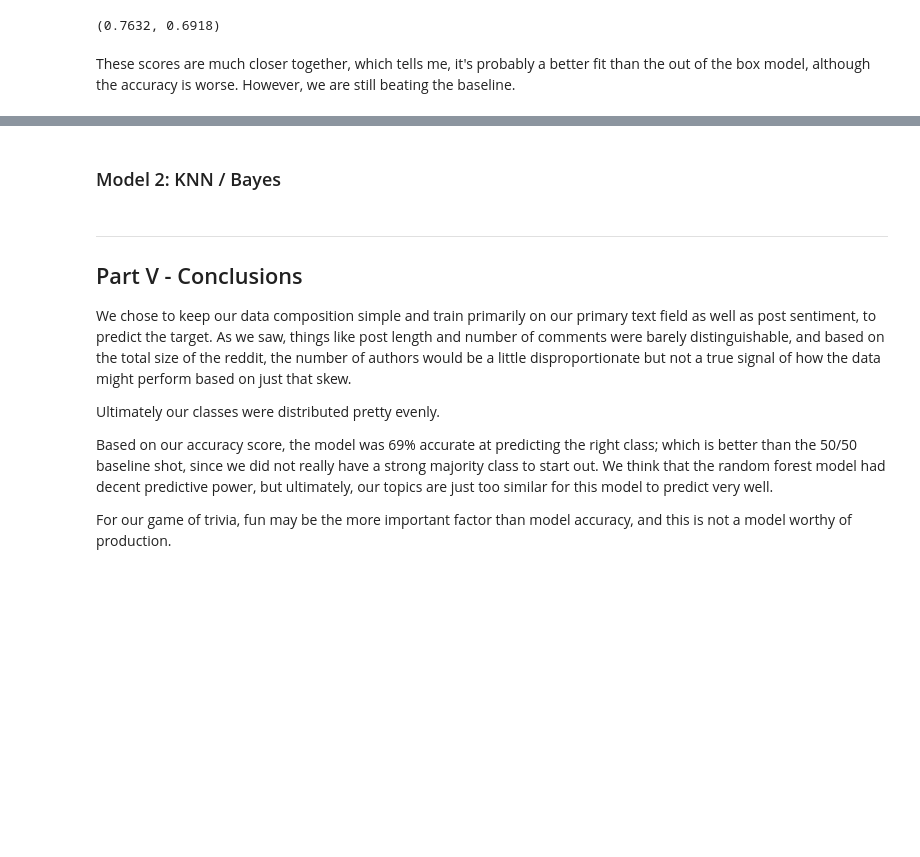
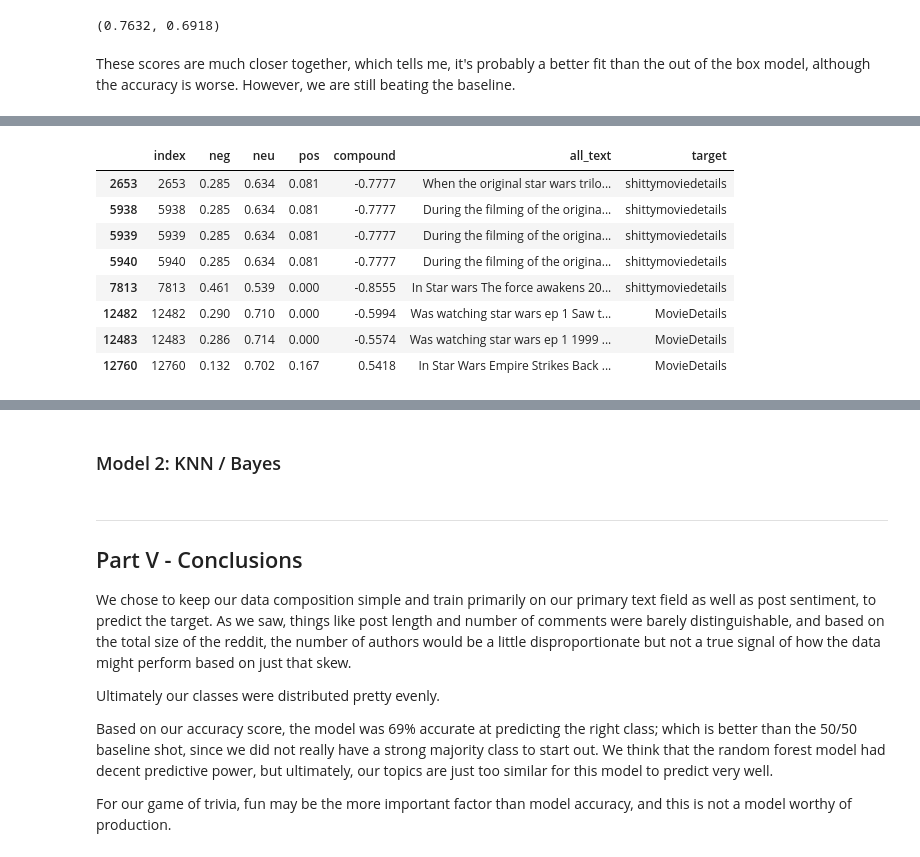
Before and after one commit to cotica/reddit_classifier, a Jupyter notebook: code/Project-3-Scraping-Subreddits-EDA-Modeling.ipynb, the cells around one changed output, grey strips where cells are left out. Saved outputs shown, nothing was run; the diff lists cells and outputs as text; code cells hidden in the pictures; blank space fills up the shorter version.

```diff
--- a/code/Project-3-Scraping-Subreddits-EDA-Modeling.ipynb
+++ b/code/Project-3-Scraping-Subreddits-EDA-Modeling.ipynb
@@ -972,6 +978,20 @@ These scores are much closer together, which tells me, it's probably a better fi
 # %%
 #Nice to have for prezo -- predict specific posts!!
 #rejoin X test preds, rejoin to pre-split df; or join the preds w/ actuals (train)
 #use count vect.
 #cvec.inverse_transform(X_test)
 #brute force: search for kw in the joint df (filter df)
+type(X_test)
+
+sentiment_df[sentiment_df['all_text'].str.contains('star wars')]
+#sadly, not all my live trivia seletions were in my data! (scrape is not exhaustive)
+# %% [output]
+|  | index | neg | neu | pos | compound | all_text | target |
+| 2653 | 2653 | 0.285 | 0.634 | 0.081 | -0.7777 | When the original star wars trilo... | shittymoviedetails |
+| 5938 | 5938 | 0.285 | 0.634 | 0.081 | -0.7777 | During the filming of the origina... | shittymoviedetails |
+| 5939 | 5939 | 0.285 | 0.634 | 0.081 | -0.7777 | During the filming of the origina... | shittymoviedetails |
+| 5940 | 5940 | 0.285 | 0.634 | 0.081 | -0.7777 | During the filming of the origina... | shittymoviedetails |
+| 7813 | 7813 | 0.461 | 0.539 | 0.000 | -0.8555 | In Star wars The force awakens 20... | shittymoviedetails |
+| 12482 | 12482 | 0.290 | 0.710 | 0.000 | -0.5994 | Was watching star wars ep 1 Saw t... | MovieDetails |
+| 12483 | 12483 | 0.286 | 0.714 | 0.000 | -0.5574 | Was watching star wars ep 1 1999 ... | MovieDetails |
+| 12760 | 12760 | 0.132 | 0.702 | 0.167 | 0.5418 | In Star Wars Empire Strikes Back ... | MovieDetails |
```
Also changed, not shown: parts of 11 cells of this notebook.
